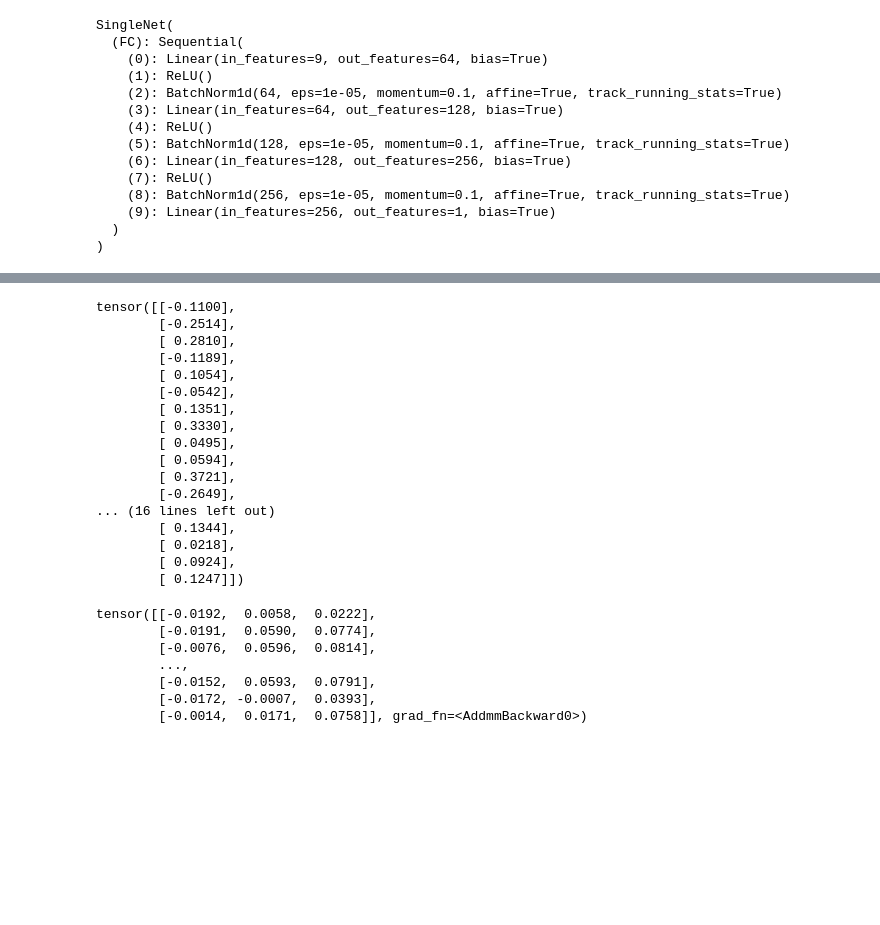
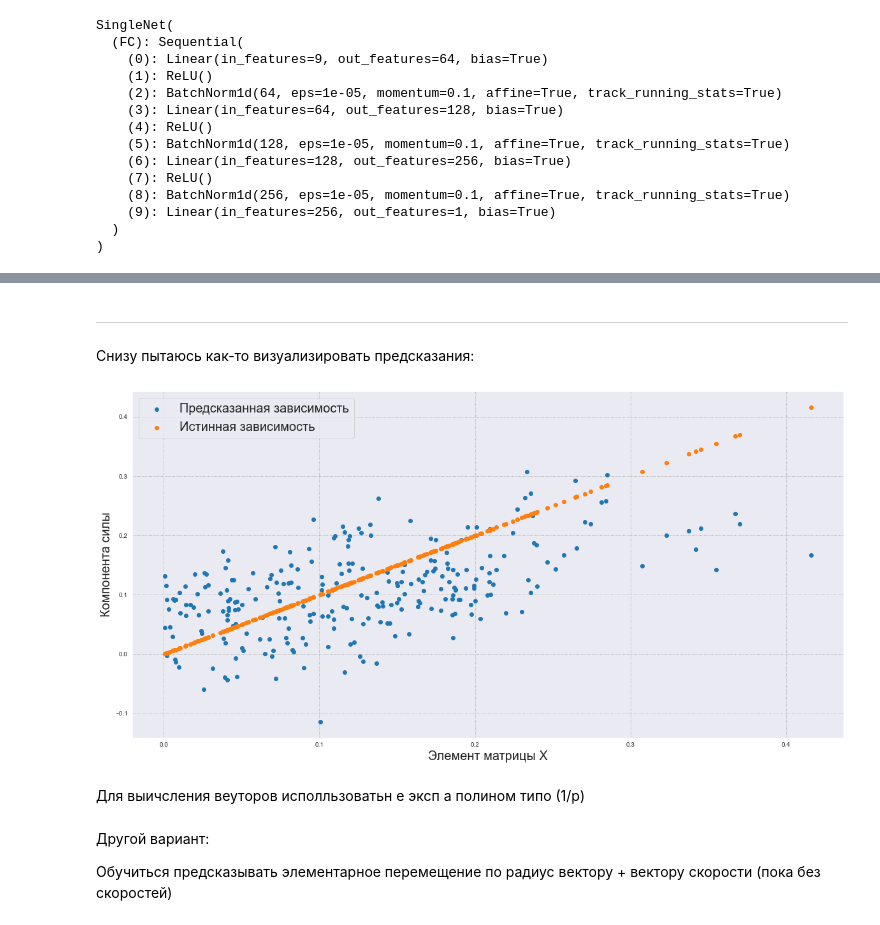
Before and after one commit to Alphonsce/Machine-learning-for-MD-project, a Jupyter notebook: network_testing.ipynb, the cells around one changed output, grey strips where cells are left out. Saved outputs shown, nothing was run; the diff lists cells and outputs as text; code cells hidden in the pictures; blank space fills up the shorter version.

```diff
--- a/network_testing.ipynb
+++ b/network_testing.ipynb
@@ -379,6 +298,6 @@ def recieve_loaders(take_one_projection_for_data=None, path=None, cut_size=None)
 # %%
 train_data, val_data, train_dataloader, val_dataloader = recieve_loaders(
-    take_one_projection_for_data=1, #DONT WRITE 0 HERE: THERE'S A BUG
+    take_one_projection_for_data=0,
     path=path,
     cut_size=None
     )
@@ -569,5 +446,8 @@ def plot_history(history, figsize=(40, 15)):
 
     plt.show()
 # %%
-make_predictions_and_plot(model=model, data=val_data, same_axis=True)
+Y_pred, Y_target = make_predictions_and_get_quality(model=model, data=val_data, same_axis=True)
+
+Y_true = Y_target.squeeze().detach().numpy()
+Y_pred = Y_pred.squeeze().detach().numpy()
 # %% [output]
@@ -589,32 +455,23 @@ train_data[0]
-# %%
-x_t = next(iter(val_dataloader))[0]
-y_t = next(iter(val_dataloader))[1]
-y_t
-# %% [output]
-tensor([[-0.1100],
-        [-0.2514],
-        [ 0.2810],
-        [-0.1189],
-        [ 0.1054],
-        [-0.0542],
-        [ 0.1351],
-        [ 0.3330],
-        [ 0.0495],
-        [ 0.0594],
-        [ 0.3721],
-        [-0.2649],
-... (16 lines left out)
-        [ 0.1344],
-        [ 0.0218],
-        [ 0.0924],
-        [ 0.1247]])
-# %%
-model(x_t)
-# %% [output]
-tensor([[-0.0192,  0.0058,  0.0222],
-        [-0.0191,  0.0590,  0.0774],
-        [-0.0076,  0.0596,  0.0814],
-        ...,
-        [-0.0152,  0.0593,  0.0791],
-        [-0.0172, -0.0007,  0.0393],
-        [-0.0014,  0.0171,  0.0758]], grad_fn=<AddmmBackward0>)
+# %% [markdown]
+---
+Снизу пытаюсь как-то визуализировать предсказания:
+# %%
+val_X = (torch.stack([elem[0] for elem in val_data]))
+# %%
+x11_val = val_X[:, 0]
+x22_val = val_X[:, 4]
+x33_val = val_X[:, 8]
+# %%
+plot_2d_result(
+    x11_val,
+    y_pred=Y_pred,
+    y_true=Y_true,
+    figsize=(20, 10))
+# %% [output]
+[figure, added]
+# %% [markdown]
+Для выичсления веуторов исполльзоватьн е эксп а полином типо (1/p)
+# %% [markdown]
+Другой вариант:
+
+Обучиться предсказывать элементарное перемещение по радиус вектору + вектору скорости (пока без скоростей)
```
Also changed, not shown: parts of 17 cells of this notebook, 10 other files.
